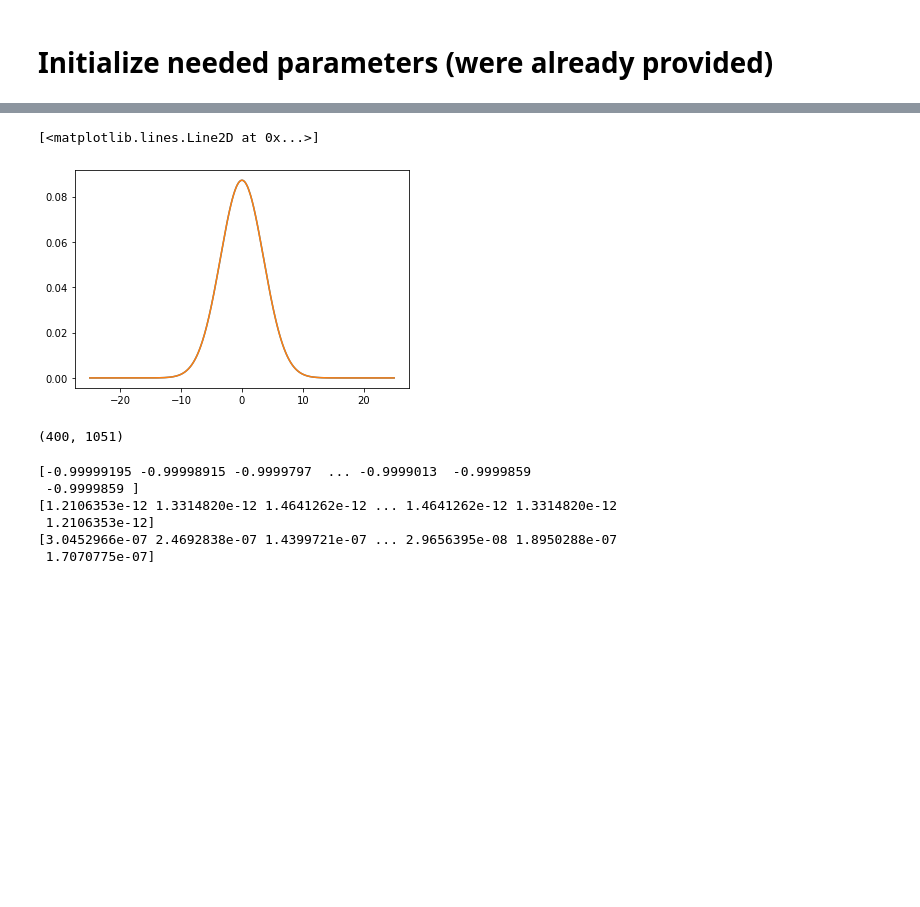
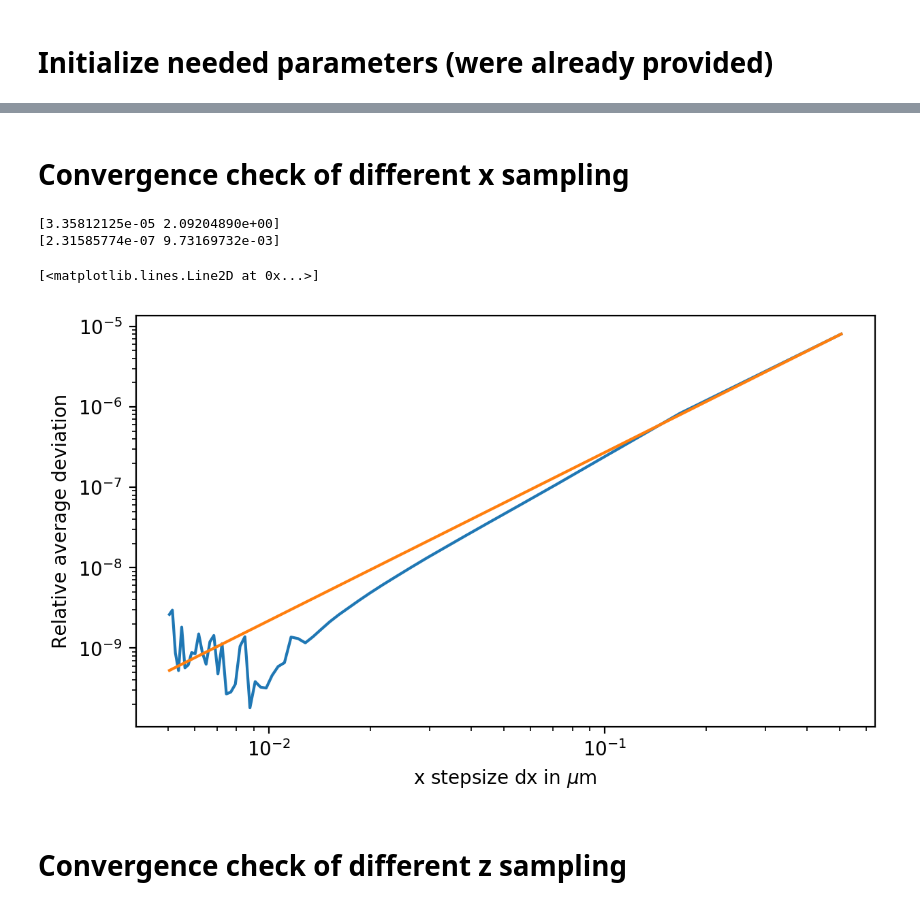
Before and after one commit to roflmaostc/Beam-Propagation-Method, a Jupyter notebook: demonstration.ipynb, the cells around one changed output, grey strips where cells are left out. Cells and saved outputs as stored; diff of their text form; code cells hidden in the pictures; blank space fills up the shorter version.

Commit message:
Update Jupyter Notebook with Convergence Rate stuff

```diff
--- a/demonstration.ipynb
+++ b/demonstration.ipynb
@@ -73,25 +81,2 @@ plt.imshow(np.transpose(np.abs(v_out_i)), extent=extent)
-# %%
-s = 1
-plt.plot(x[s:-s], np.abs(v_out[0, s:-s]))
-plt.plot(x[s:-s], np.abs(v_out[100, s:-s]))
-#plt.plot(x[s:-s], np.abs(n[s:-s]))
-#plt.plot(x[s:-s], v_in[s:-s])
-# %% [output]
-[<matplotlib.lines.Line2D at 0x...>]
-[figure, removed]
-# %%
-v_out.shape
-# %% [output]
-(400, 1051)
-# %%
-j = 100
-print((np.abs(v_out[0, :]) - np.abs(v_out[j, :]))/(np.abs(v_out[0, :]) + np.abs(v_out[j, :])))
-print(np.abs(v_out[0, :]))
-print(np.abs(v_out[j, :]))
-# %% [output]
-[-0.99999195 -0.99998915 -0.9999797  ... -0.9999013  -0.9999859
- -0.9999859 ]
-[1.2106353e-12 1.3314820e-12 1.4641262e-12 ... 1.4641262e-12 1.3314820e-12
- 1.2106353e-12]
-[3.0452966e-07 2.4692838e-07 1.4399721e-07 ... 2.9656395e-08 1.8950288e-07
- 1.7070775e-07]
+# %% [markdown]
+# Convergence check of different x sampling
@@ -97,0 +123,23 @@ print(np.abs(v_out[j, :]))
+# %%
+# fit function for convergence
+def fit_f(x, a, b):
+    return a * x ** b
+# do the fitting
+params, pcov= optimize.curve_fit(fit_f, dxs[:-10], losses[:-10], p0=[1, 2])
+
+perr = np.sqrt(np.diag(pcov))
+# show results
+print(params)
+print(perr)
+plt.figure(figsize=(7, 4), dpi=200, facecolor='w', edgecolor='k')
+plt.xlabel(r"x stepsize dx in $\mu$m")
+plt.ylabel("Relative average deviation")
+plt.loglog(dxs, losses)
+plt.loglog(dxs, fit_f(dxs, params[0], params[1]))
+# %% [output]
+[3.35812125e-05 2.09204890e+00]
+[2.31585774e-07 9.73169732e-03]
+[<matplotlib.lines.Line2D at 0x...>]
+[figure, added]
+# %% [markdown]
+# Convergence check of different z sampling
```
Also changed, not shown: parts of 6 cells of this notebook.
